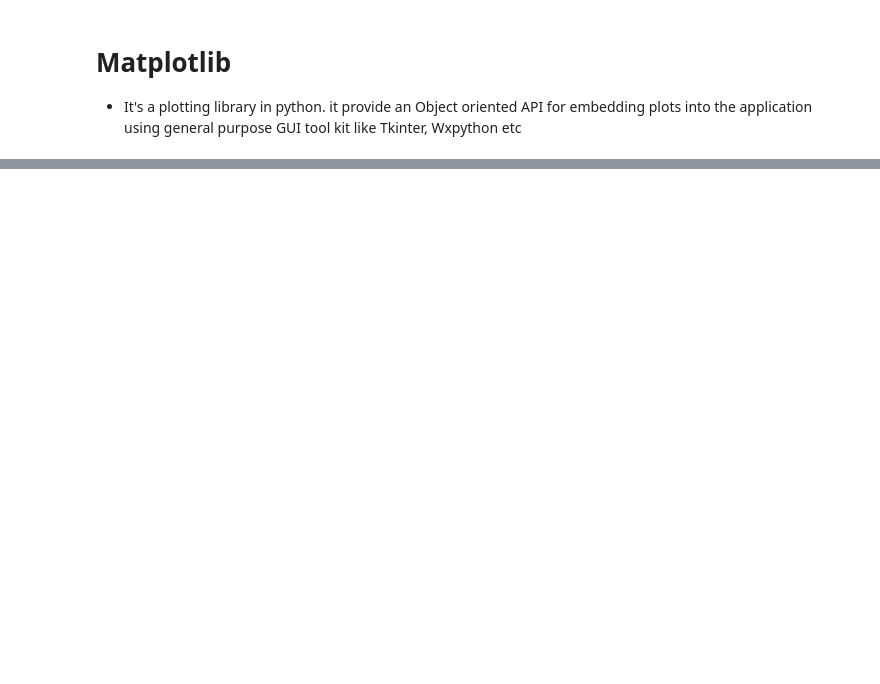
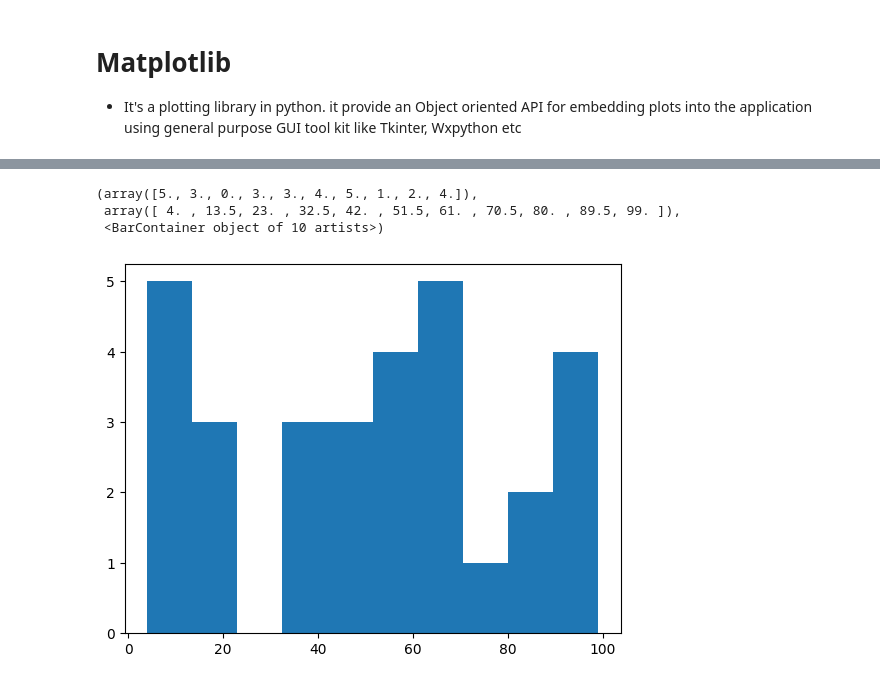
Before and after one commit to codERSunny812/python-learning, a Jupyter notebook: pyLibraries/matplotlib.ipynb, the cells around one changed output, grey strips where cells are left out. Cells and saved outputs as stored; diff of their text form; code cells hidden in the pictures; blank space fills up the shorter version.

```diff
--- a/pyLibraries/matplotlib.ipynb
+++ b/pyLibraries/matplotlib.ipynb
@@ -83,0 +95,10 @@ plt.show()
+# %%
+# histogram
+
+x = np.random.randint(1,100,30)
+plt.hist(x)
+# %% [output]
+(array([5., 3., 0., 3., 3., 4., 5., 1., 2., 4.]),
+ array([ 4. , 13.5, 23. , 32.5, 42. , 51.5, 61. , 70.5, 80. , 89.5, 99. ]),
+ <BarContainer object of 10 artists>)
+[figure, added]
```
Also changed, not shown: parts of 23 cells of this notebook, 12 other files.
